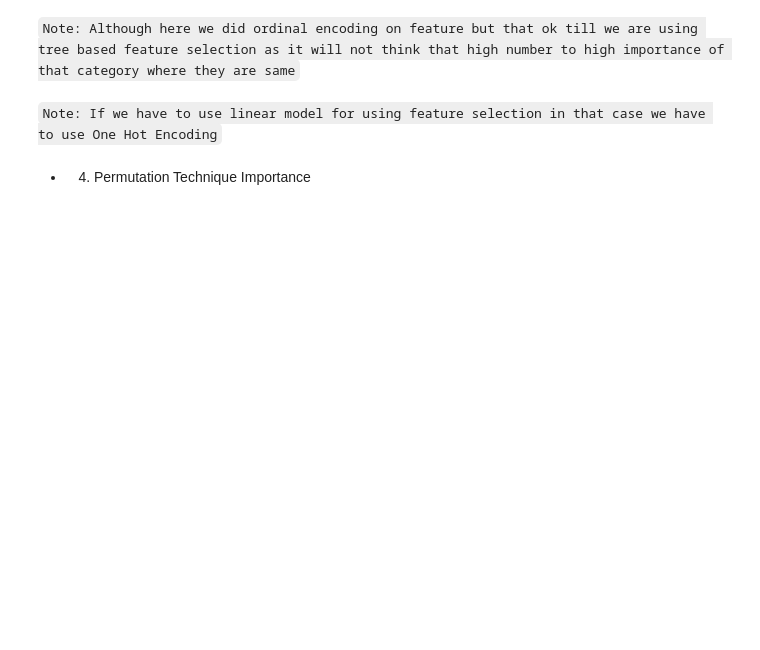
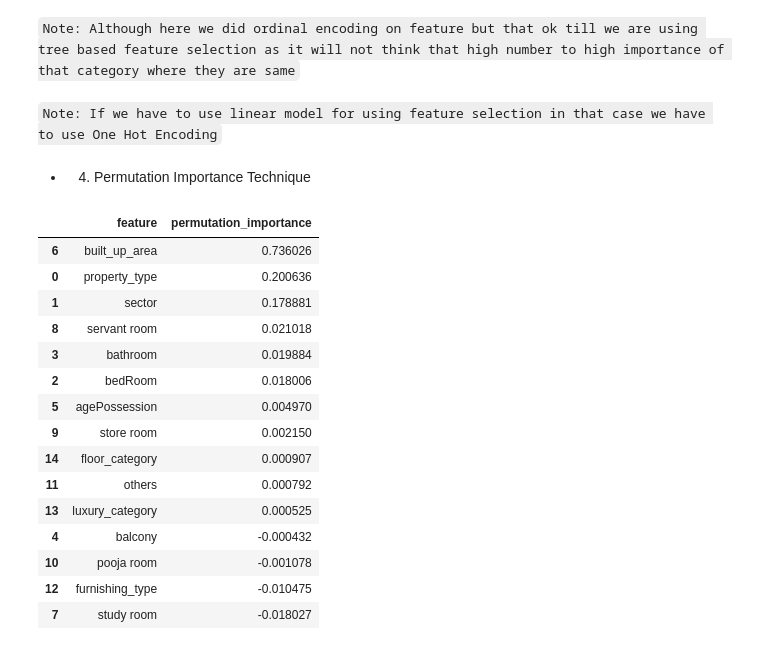
Before and after one commit to divyanshu73/real-estate-application, a Jupyter notebook: data_preprocessing/feature_selection_and_feature_engineering.ipynb, the cells around one changed output. Cells and saved outputs as stored; diff of their text form; code cells hidden in the pictures; blank space fills up the shorter version.

Commit message:
Feature Selection Techinques

```diff
--- a/data_preprocessing/feature_selection_and_feature_engineering.ipynb
+++ b/data_preprocessing/feature_selection_and_feature_engineering.ipynb
@@ -306,4 +306,41 @@ fi_df3
 # %% [markdown]
 `Note: If we have to use linear model for using feature selection in that case we have to use One Hot Encoding`
 # %% [markdown]
-* 4. Permutation Technique Importance
+* 4. Permutation Importance Technique
+# %%
+from sklearn.inspection import permutation_importance
+from sklearn.model_selection import train_test_split
+
+X_train_label, X_test_label, y_train_label, y_test_label = train_test_split(X_label, y_label, test_size=0.2, random_state=42)
+
+# Train a Random Forest regressor on Label encoded Data
+rf_label = RandomForestRegressor(n_estimators=100, random_state=42)
+rf_label.fit(X_train_label, y_train_label)
+
+# Calculating the Permutance Importance
+perm_imp = permutation_importance(rf_label, X_test_label, y_test_label, n_repeats=30, random_state=42)
+
+# Saving the result into a DataFrame
+fi_df4 = pd.DataFrame({
+    'feature' : X_label.columns,
+    'permutation_importance' : perm_imp.importances_mean
+}).sort_values(by='permutation_importance', ascending=False)
+
+fi_df4
+# %% [output]
+|  | feature | permutation_importance |
+| 6 | built_up_area | 0.736026 |
+| 0 | property_type | 0.200636 |
+| 1 | sector | 0.178881 |
+| 8 | servant room | 0.021018 |
+| 3 | bathroom | 0.019884 |
+| 2 | bedRoom | 0.018006 |
+| 5 | agePossession | 0.004970 |
+| 9 | store room | 0.002150 |
+| 14 | floor_category | 0.000907 |
+| 11 | others | 0.000792 |
+| 13 | luxury_category | 0.000525 |
+| 4 | balcony | -0.000432 |
+| 10 | pooja room | -0.001078 |
+| 12 | furnishing_type | -0.010475 |
+| 7 | study room | -0.018027 |
```
Also changed, not shown: parts of 5 cells of this notebook.
